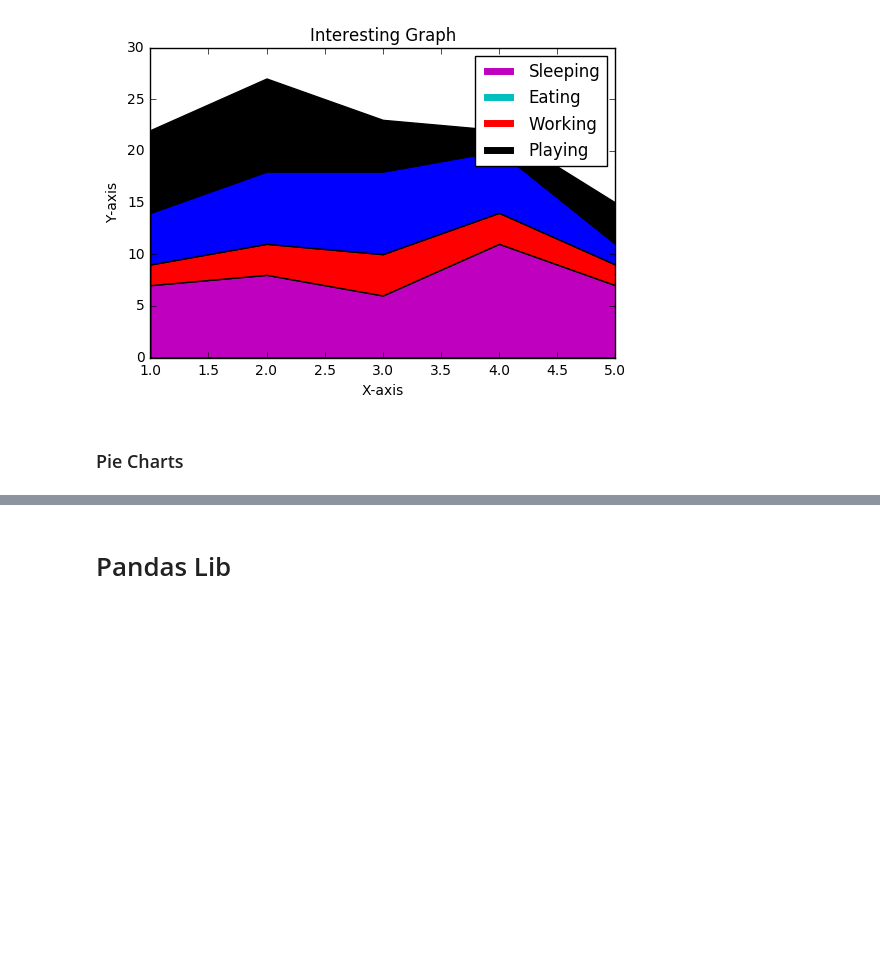
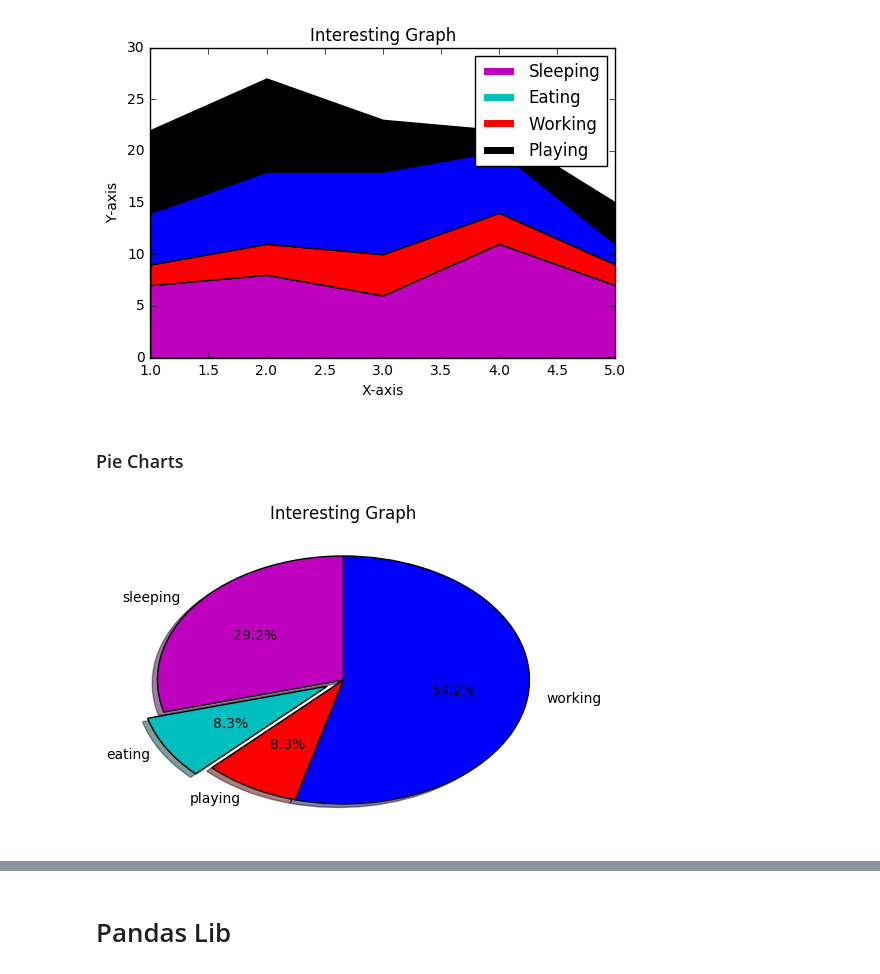
Before and after one commit to amanullahtariq/MLAlgorithm, a Jupyter notebook: Python/Matplotlib .ipynb, the cells around one changed output, grey strips where cells are left out. Cells and saved outputs as stored; diff of their text form; code cells hidden in the pictures; blank space fills up the shorter version.

Commit message:
New example added for python graph plot

```diff
--- a/Python/Matplotlib .ipynb
+++ b/Python/Matplotlib .ipynb
@@ -87,3 +87,26 @@ plt.show()
 [figure]
 # %% [markdown]
 ### Pie Charts
+# %%
+import matplotlib.pyplot as plt
+
+
+slices = [7,2,2,13]
+activities = ['sleeping', 'eating', 'playing', 'working']
+cols = ['m' , 'c' , 'r' , 'b']
+
+plt.pie(slices,
+        labels = activities,
+        colors = cols,
+        startangle = 90,
+        shadow = True,
+        explode=(0,0.1,0,0),
+        autopct='%1.1f%%')
+
+#plt.xlabel('X-axis')
+#plt.ylabel('Y-axis')
+#plt.legend()
+plt.title('Interesting Graph')
+plt.show()
+# %% [output]
+[figure, added]
```
Also changed, not shown: parts of 6 cells of this notebook, 1 other file.
